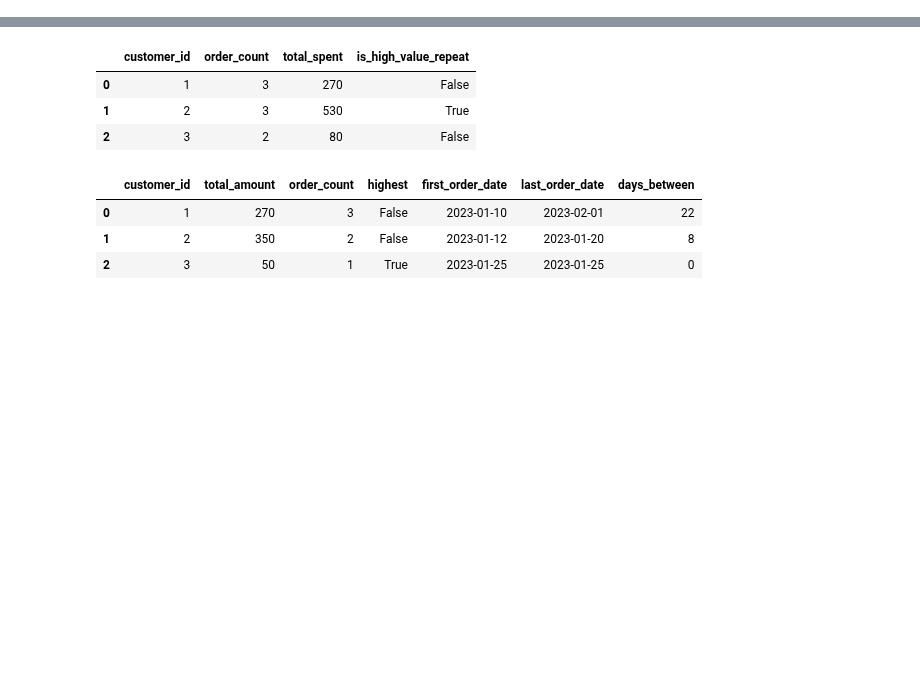
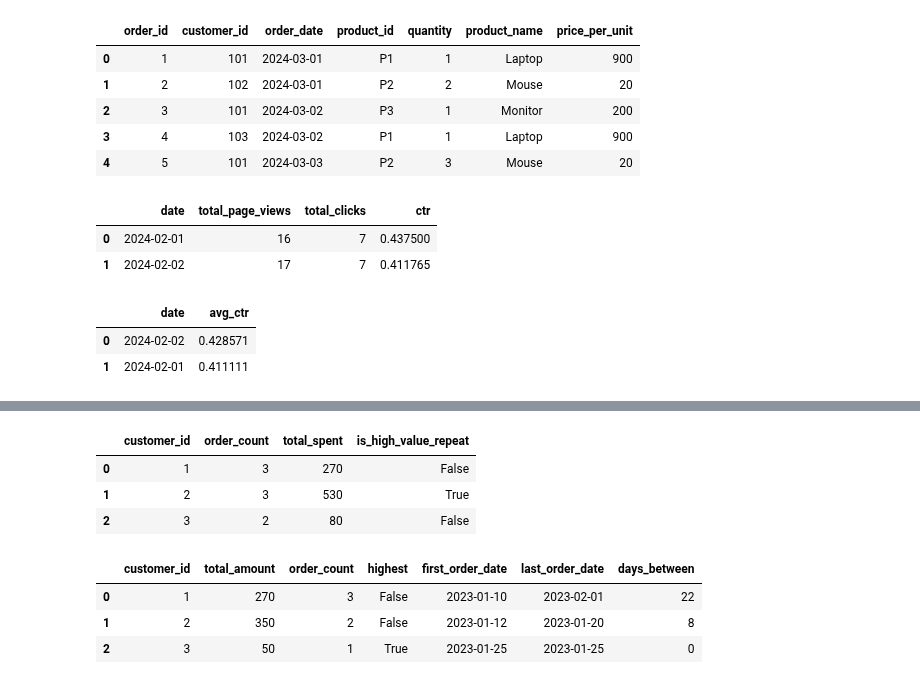
Before and after one commit to edmiller824/sf_tech, a Jupyter notebook: reps.ipynb, the cells around one changed output, grey strips where cells are left out. Saved outputs shown, nothing was run; the diff lists cells and outputs as text; code cells hidden in the pictures; blank space fills up the shorter version.

```diff
--- a/reps.ipynb
+++ b/reps.ipynb
@@ -0,0 +1,78 @@
+# %%
+# Your turn:
+	# 2.	Join them so you can see product_name and price_per_unit in the orders data.
+	# 3.	Add a total_price column = quantity * price_per_unit.
+	# 4.	Group by customer_id and calculate: Total quantity purchased, Total amount spent.
+	# 5.	Sort by total amount spent in descending order.
+
+import pandas as pd
+
+# Orders DataFrame
+orders_data = {
+    "order_id": [1, 2, 3, 4, 5],
+    "customer_id": [101, 102, 101, 103, 101],
+    "order_date": ["2024-03-01", "2024-03-01", "2024-03-02", "2024-03-02", "2024-03-03"],
+    "product_id": ["P1", "P2", "P3", "P1", "P2"],
+    "quantity": [1, 2, 1, 1, 3]
+}
+orders = pd.DataFrame(orders_data)
+
+# Products DataFrame
+products_data = {
+    "product_id": ["P1", "P2", "P3"],
+    "product_name": ["Laptop", "Mouse", "Monitor"],
+    "price_per_unit": [900, 20, 200]
+}
+products = pd.DataFrame(products_data)
+
+merged = pd.merge(orders, products, how='inner', on='product_id')
+merged
+...keep going
+# %% [output]
+|  | order_id | customer_id | order_date | product_id | quantity | product_name | price_per_unit |
+| 0 | 1 | 101 | 2024-03-01 | P1 | 1 | Laptop | 900 |
+| 1 | 2 | 102 | 2024-03-01 | P2 | 2 | Mouse | 20 |
+| 2 | 3 | 101 | 2024-03-02 | P3 | 1 | Monitor | 200 |
+| 3 | 4 | 103 | 2024-03-02 | P1 | 1 | Laptop | 900 |
+| 4 | 5 | 101 | 2024-03-03 | P2 | 3 | Mouse | 20 |
+# %%
+import pandas as pd
+
+# Step 1: Create the DataFrame
+data = {
+    "date": ["2024-02-01", "2024-02-01", "2024-02-01",
+             "2024-02-02", "2024-02-02", "2024-02-02"],
+    "user_id": [1, 2, 3, 1, 2, 3],
+    "page_views": [5, 3, 8, 4, 6, 7],
+    "clicks": [2, 1, 4, 2, 3, 2]
+}
+
+df = pd.DataFrame(data)
+
+# Your turn:
+df['date'] = pd.to_datetime(df['date'])
+# Step 2: Group by date and calculate totals + CTR: total_page_views, total_clicks
+new_df = df.groupby('date').agg(total_page_views=('page_views', 'sum'), total_clicks=('clicks', 'sum')).reset_index()
+# Step 3: Sort by CTR (descending): (CTR) = total_clicks / total_page_views.
+new_df['ctr'] = new_df['total_clicks'] / new_df['total_page_views']
+new_df
+# %% [output]
+|  | date | total_page_views | total_clicks | ctr |
+| 0 | 2024-02-01 | 16 | 7 | 0.437500 |
+| 1 | 2024-02-02 | 17 | 7 | 0.411765 |
+# %%
+"""
+Task:
+	1.	Hardcode the data into a DataFrame.
+	2.	Calculate CTR per user per day = clicks / page_views.
+	3.	Group by date and calculate the average CTR across all users.
+	4.	Sort by average CTR in descending order.
+"""
+new_df = df.groupby(['user_id', 'date']).agg({'clicks': 'sum', 'page_views': 'sum'}).reset_index()
+new_df['ctr'] =  new_df['clicks'] / new_df['page_views']
+output = new_df.groupby('date').agg(avg_ctr=('ctr', 'mean')).sort_values(by='avg_ctr', ascending=False).reset_index()
+output
+# %% [output]
+|  | date | avg_ctr |
+| 0 | 2024-02-02 | 0.428571 |
+| 1 | 2024-02-01 | 0.411111 |
```
Also changed, not shown: parts of 7 cells of this notebook.
